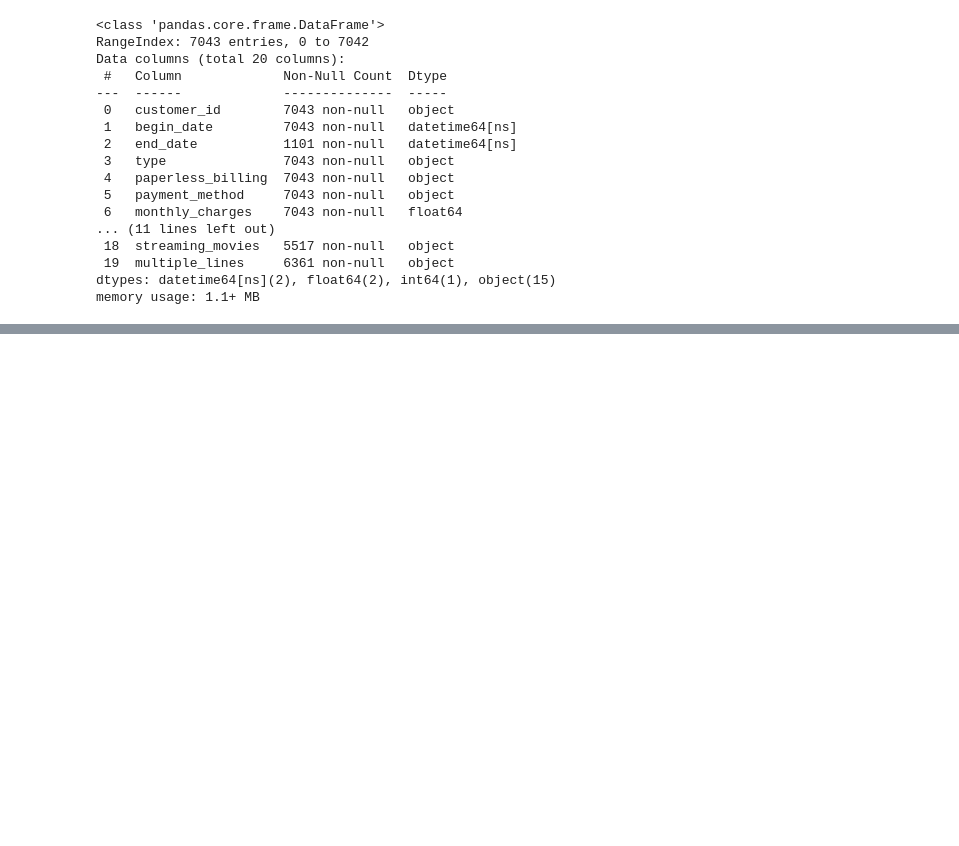
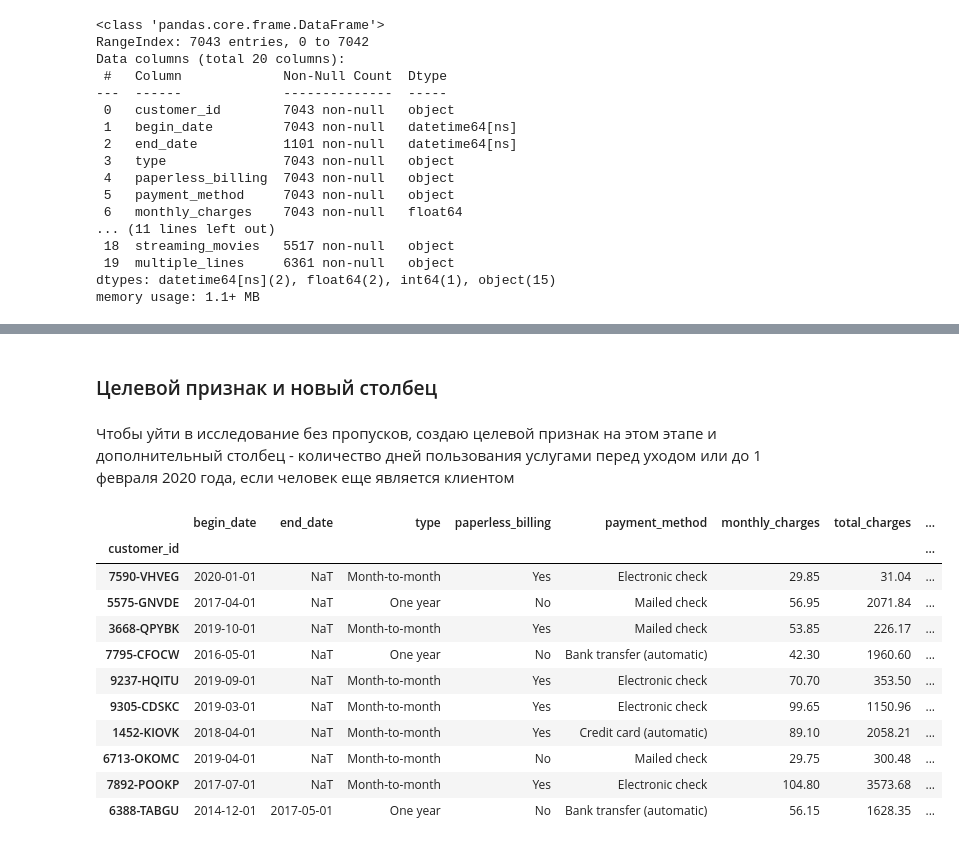
Before and after one commit to arsye001/telecom, a Jupyter notebook: te.ipynb, the cells around one changed output, grey strips where cells are left out. Cells and saved outputs as stored; diff of their text form; code cells hidden in the pictures; blank space fills up the shorter version.

```diff
--- a/te.ipynb
+++ b/te.ipynb
@@ -400,0 +455,2 @@ memory usage: 1.1+ MB
+# %%
+data = data.drop_duplicates()
@@ -400,0 +511,13 @@ memory usage: 1.1+ MB
+# %%
+data = data.fillna({
+    'internet_service': 'No data',
+    'online_security': 'No',
+    'online_backup': 'No',
+    'device_protection': 'No',
+    'tech_support':'No',
+    'streaming_tv':'No',
+    'streaming_movies':'No',
+    'multiple_lines':'No'
+})
+# %%
+data = data.dropna(subset=['total_charges'])
@@ -400,0 +567,21 @@ memory usage: 1.1+ MB
+# %% [markdown]
+### Целевой признак и новый столбец
+# %% [markdown]
+Чтобы уйти в исследование без пропусков, создаю целевой признак на этом этапе и дополнительный столбец - количество дней пользования услугами перед уходом или до 1 февраля 2020 года, если человек еще является клиентом
+# %%
+data['client_status'] = data['end_date'].notna().astype(int) #ЦЕЛЕВОЙ ПРИЗНАК(1 - ушел, 0 - остался)
+# %%
+data.head(10)
+# %% [output]
+|  | begin_date | end_date | type | paperless_billing | payment_method | monthly_charges | total_charges | ... |
+| customer_id |  |  |  |  |  |  |  | ... |
+| 7590-VHVEG | 2020-01-01 | NaT | Month-to-month | Yes | Electronic check | 29.85 | 31.04 | ... |
+| 5575-GNVDE | 2017-04-01 | NaT | One year | No | Mailed check | 56.95 | 2071.84 | ... |
+| 3668-QPYBK | 2019-10-01 | NaT | Month-to-month | Yes | Mailed check | 53.85 | 226.17 | ... |
+| 7795-CFOCW | 2016-05-01 | NaT | One year | No | Bank transfer (automatic) | 42.30 | 1960.60 | ... |
+| 9237-HQITU | 2019-09-01 | NaT | Month-to-month | Yes | Electronic check | 70.70 | 353.50 | ... |
+| 9305-CDSKC | 2019-03-01 | NaT | Month-to-month | Yes | Electronic check | 99.65 | 1150.96 | ... |
+| 1452-KIOVK | 2018-04-01 | NaT | Month-to-month | Yes | Credit card (automatic) | 89.10 | 2058.21 | ... |
+| 6713-OKOMC | 2019-04-01 | NaT | Month-to-month | No | Mailed check | 29.75 | 300.48 | ... |
+| 7892-POOKP | 2017-07-01 | NaT | Month-to-month | Yes | Electronic check | 104.80 | 3573.68 | ... |
+| 6388-TABGU | 2014-12-01 | 2017-05-01 | One year | No | Bank transfer (automatic) | 56.15 | 1628.35 | ... |
```
Also changed, not shown: parts of 27 cells of this notebook.
